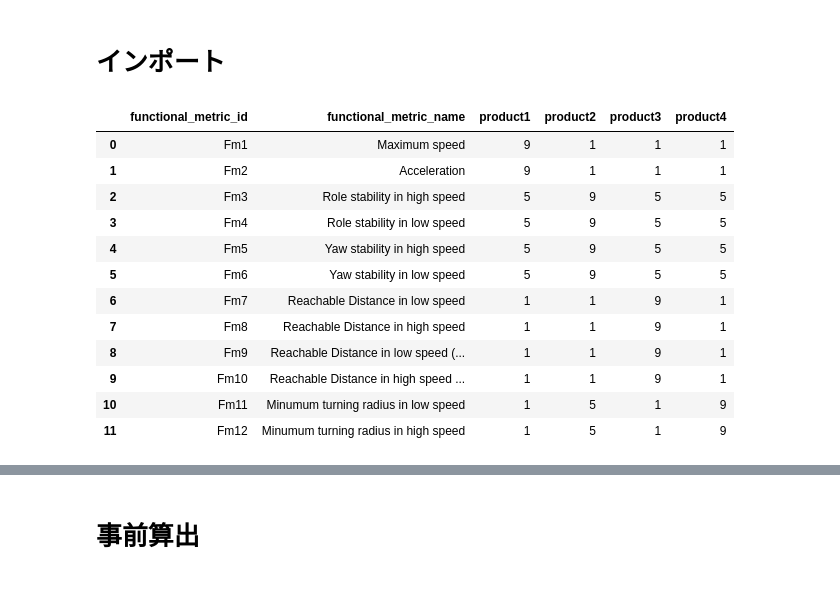
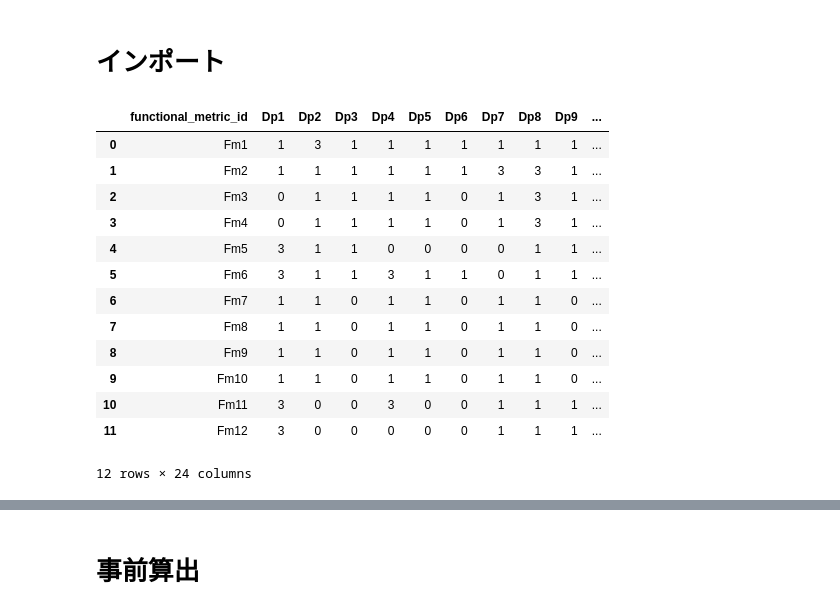
Before and after one commit to pippi12/architecture, a Jupyter notebook: modulardesign.ipynb, the cells around one changed output, grey strips where cells are left out. Cells and saved outputs as stored; diff of their text form; code cells hidden in the pictures.

```diff
--- a/modulardesign.ipynb
+++ b/modulardesign.ipynb
@@ -41,25 +102,26 @@ pf = ProductFamily()
 # %%
 filepath = './src/design_parameter_table.csv'
 df_dp = pd.read_csv(filepath, header=0, index_col=None)
 filepath = './src/product_definition_table.csv'
 df_product_definition = pd.read_csv(filepath, header=0, index_col=None)
 filepath = './src/product_model_1.csv'
 df_product_model = pd.read_csv(filepath, header=0, index_col=None)
-df_product_definition
+df_product_model
 # %% [output]
-|  | functional_metric_id | functional_metric_name | product1 | product2 | product3 | product4 |
-| 0 | Fm1 | Maximum speed | 9 | 1 | 1 | 1 |
-| 1 | Fm2 | Acceleration | 9 | 1 | 1 | 1 |
-| 2 | Fm3 | Role stability in high speed | 5 | 9 | 5 | 5 |
-| 3 | Fm4 | Role stability in low speed | 5 | 9 | 5 | 5 |
-| 4 | Fm5 | Yaw stability in high speed | 5 | 9 | 5 | 5 |
-| 5 | Fm6 | Yaw stability in low speed | 5 | 9 | 5 | 5 |
-| 6 | Fm7 | Reachable Distance in low speed | 1 | 1 | 9 | 1 |
-| 7 | Fm8 | Reachable Distance in high speed | 1 | 1 | 9 | 1 |
-| 8 | Fm9 | Reachable Distance in low speed (... | 1 | 1 | 9 | 1 |
-| 9 | Fm10 | Reachable Distance in high speed ... | 1 | 1 | 9 | 1 |
-| 10 | Fm11 | Minumum turning radius in low speed | 1 | 5 | 1 | 9 |
-| 11 | Fm12 | Minumum turning radius in high speed | 1 | 5 | 1 | 9 |
+|  | functional_metric_id | Dp1 | Dp2 | Dp3 | Dp4 | Dp5 | Dp6 | Dp7 | Dp8 | Dp9 | ... |
+| 0 | Fm1 | 1 | 3 | 1 | 1 | 1 | 1 | 1 | 1 | 1 | ... |
+| 1 | Fm2 | 1 | 1 | 1 | 1 | 1 | 1 | 3 | 3 | 1 | ... |
+| 2 | Fm3 | 0 | 1 | 1 | 1 | 1 | 0 | 1 | 3 | 1 | ... |
+| 3 | Fm4 | 0 | 1 | 1 | 1 | 1 | 0 | 1 | 3 | 1 | ... |
+| 4 | Fm5 | 3 | 1 | 1 | 0 | 0 | 0 | 0 | 1 | 1 | ... |
+| 5 | Fm6 | 3 | 1 | 1 | 3 | 1 | 1 | 0 | 1 | 1 | ... |
+| 6 | Fm7 | 1 | 1 | 0 | 1 | 1 | 0 | 1 | 1 | 0 | ... |
+| 7 | Fm8 | 1 | 1 | 0 | 1 | 1 | 0 | 1 | 1 | 0 | ... |
+| 8 | Fm9 | 1 | 1 | 0 | 1 | 1 | 0 | 1 | 1 | 0 | ... |
+| 9 | Fm10 | 1 | 1 | 0 | 1 | 1 | 0 | 1 | 1 | 0 | ... |
+| 10 | Fm11 | 3 | 0 | 0 | 3 | 0 | 0 | 1 | 1 | 1 | ... |
+| 11 | Fm12 | 3 | 0 | 0 | 0 | 0 | 0 | 1 | 1 | 1 | ... |
+12 rows × 24 columns
 # %%
 # numpy化
 importances = df_product_definition.iloc[:,2:].to_numpy()
```
Also changed, not shown: parts of 2 cells of this notebook.
